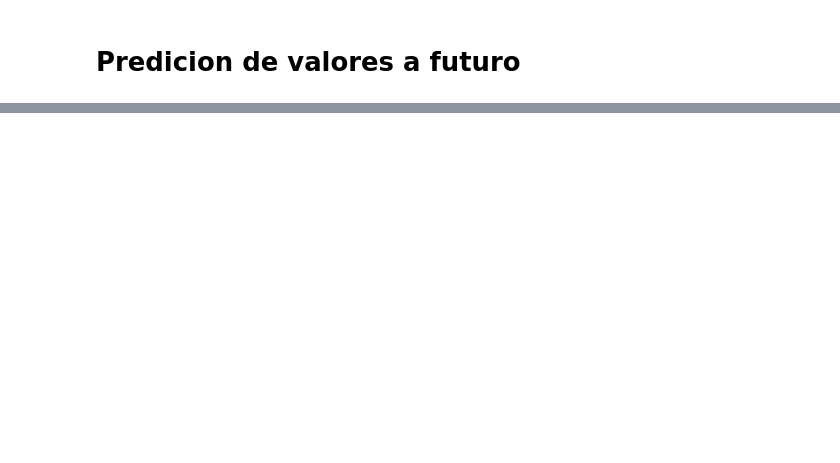
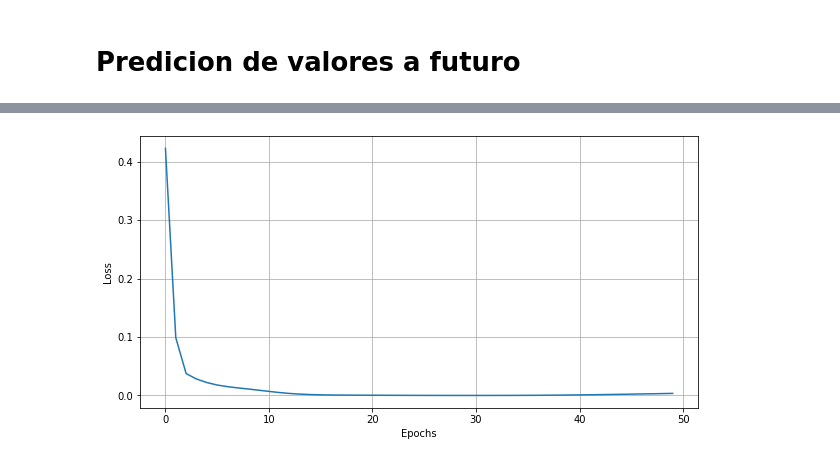
Before and after one commit to r-diazp/DeepL, a Jupyter notebook: lstm_time_series_2.ipynb, the cells around one changed output, grey strips where cells are left out. Saved outputs shown, nothing was run; the diff lists cells and outputs as text; code cells hidden in the pictures; blank space fills up the shorter version.

```diff
--- a/lstm_time_series_2.ipynb
+++ b/lstm_time_series_2.ipynb
@@ -24,18 +89,19 @@ Mounted at /content/drive
 # %% [markdown]
 # Carga de datos
 # %%
-#Cargar DataSet (Data source: https://fred.stlouisfed.org/series/S4248SM144NCEN)
+#Cargar DataSet
 path = '/content/drive/MyDrive/Dataset/'
-df = pd.read_csv(path + 'energy_production.csv')
+df = pd.read_csv(path + 'energy_production.csv', index_col=0, parse_dates=True) #coloco columna DATE como index tipo fecha
 
 df.dropna(inplace=True) #Quitar valores nulos del DataFrame
-df.columns = ['date', 'target']
+df.columns = ['target']
 target = df['target'].values.astype(float)
+df.index.freq = 'MS' # Frecuencia de la serie temporal a meses
 
-# Hacer que la variable "date" sea el indice
-df['date'] = pd.to_datetime(df['date'])
-df.set_index('date', inplace=True)
-df.index.freq = 'MS'
+
+# Otra forma de converti la variable "DATE" sea el indice tipo fecha
+#--> df['DATE'] = pd.to_datetime(df['DATE'])
+#--> df.set_index('DATE', inplace=True)
 # %%
 #Grafica de los datos
 title = 'Time Series - LSTM '
@@ -266,0 +236,13 @@ Duration: 42 seconds
+# %%
+#ENTRENAMIENTO CON TODO LOS DATOS
+epochs = 50
+model.train()
+
+# feature scale the entire dataset
+target_norm = scaler.fit_transform(target.reshape(-1, 1))
+target_norm = torch.FloatTensor(target_norm).view(-1)
+all_data = input_data(target_norm, window_size)
+
+#Entrenamiento del modelo
+model_fit(epochs, all_data, model, criterion, optimizer)
+# %% [output]
@@ -267,3 +256,4 @@ Duration: 42 seconds
+[figure, added]
 # %%
 #Evaluar resultados de entrenamiento
 future = 36 #Valor a predecir a futuro
```
Also changed, not shown: parts of 12 cells of this notebook.
